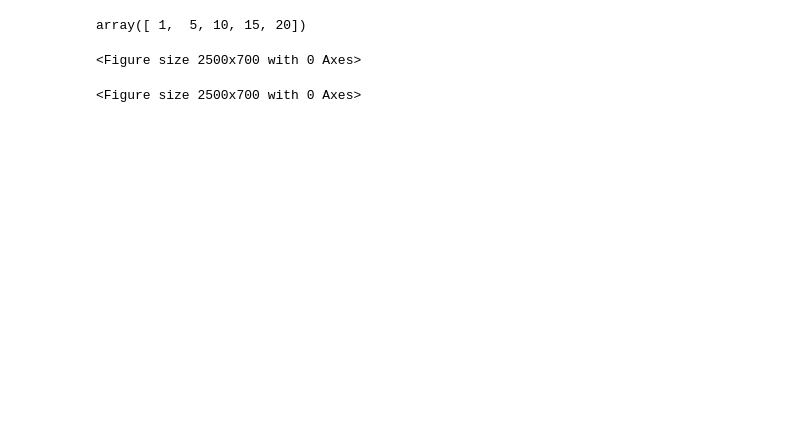
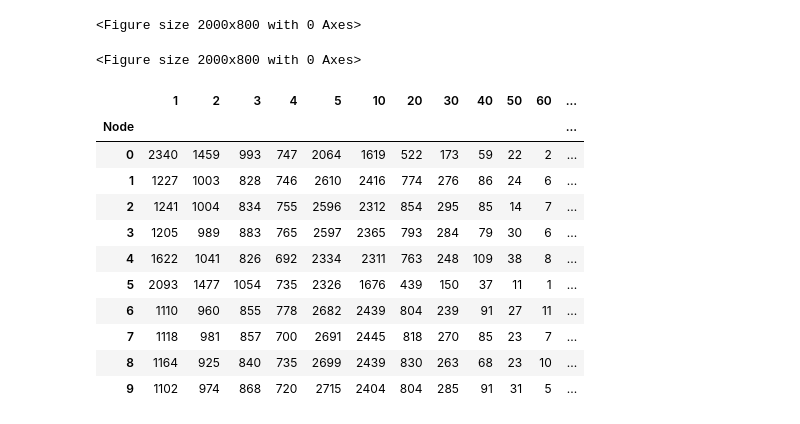
Before and after one commit to amitgaru2/cvf-python-gnn, a Jupyter notebook: simulations/cvf-analysis/plot histogram.ipynb, the cells around one changed output. Saved outputs shown, nothing was run; the diff lists cells and outputs as text; code cells hidden in the pictures; blank space fills up the shorter version.

```diff
--- a/simulations/cvf-analysis/plot histogram.ipynb
+++ b/simulations/cvf-analysis/plot histogram.ipynb
@@ -20,10 +14,22 @@ df = pd.read_csv(f"results/{results_dir}/{data_filename}.csv")
-# %%
-X = df.columns[1:].astype(int).to_numpy()
-X
-# %% [output]
-array([ 1,  5, 10, 15, 20])
 # %%
-plt.figure(figsize=(25, 7))
+plt.ioff()
+plt.figure(figsize=(20, 8))
 # %% [output]
-<Figure size 2500x700 with 0 Axes>
+<Figure size 2000x800 with 0 Axes>
-<Figure size 2500x700 with 0 Axes>
+<Figure size 2000x800 with 0 Axes>
+# %%
+df = df.set_index('Node')
+df
+# %% [output]
+|  | 1 | 2 | 3 | 4 | 5 | 10 | 20 | 30 | 40 | 50 | 60 | ... |
+| Node |  |  |  |  |  |  |  |  |  |  |  | ... |
+| 0 | 2340 | 1459 | 993 | 747 | 2064 | 1619 | 522 | 173 | 59 | 22 | 2 | ... |
+| 1 | 1227 | 1003 | 828 | 746 | 2610 | 2416 | 774 | 276 | 86 | 24 | 6 | ... |
+| 2 | 1241 | 1004 | 834 | 755 | 2596 | 2312 | 854 | 295 | 85 | 14 | 7 | ... |
+| 3 | 1205 | 989 | 883 | 765 | 2597 | 2365 | 793 | 284 | 79 | 30 | 6 | ... |
+| 4 | 1622 | 1041 | 826 | 692 | 2334 | 2311 | 763 | 248 | 109 | 38 | 8 | ... |
+| 5 | 2093 | 1477 | 1054 | 735 | 2326 | 1676 | 439 | 150 | 37 | 11 | 1 | ... |
+| 6 | 1110 | 960 | 855 | 778 | 2682 | 2439 | 804 | 239 | 91 | 27 | 11 | ... |
+| 7 | 1118 | 981 | 857 | 700 | 2691 | 2445 | 818 | 270 | 85 | 23 | 7 | ... |
+| 8 | 1164 | 925 | 840 | 735 | 2699 | 2439 | 830 | 263 | 68 | 23 | 10 | ... |
+| 9 | 1102 | 974 | 868 | 720 | 2715 | 2404 | 804 | 285 | 91 | 31 | 5 | ... |
```
Also changed, not shown: parts of 13 cells of this notebook, 17 other files.
